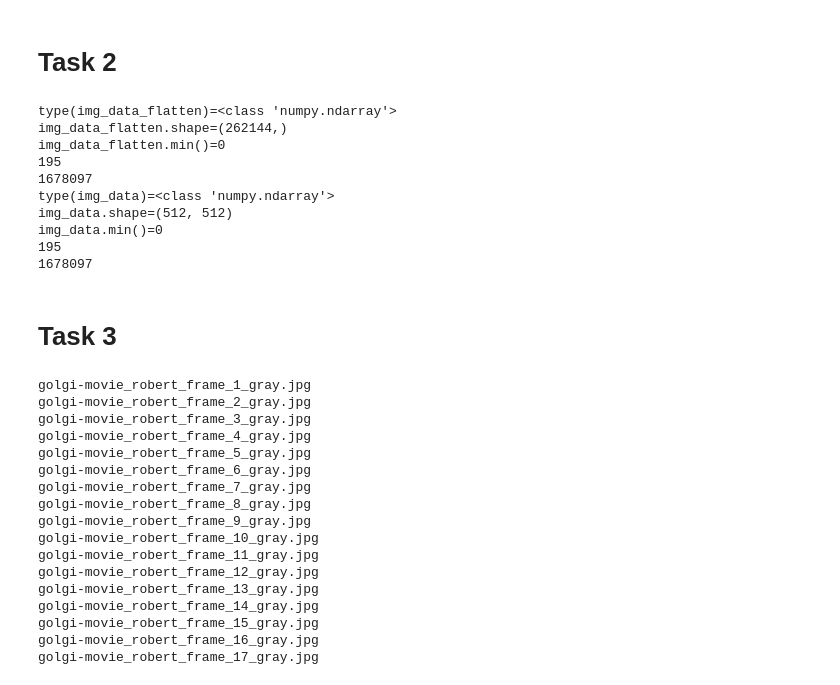
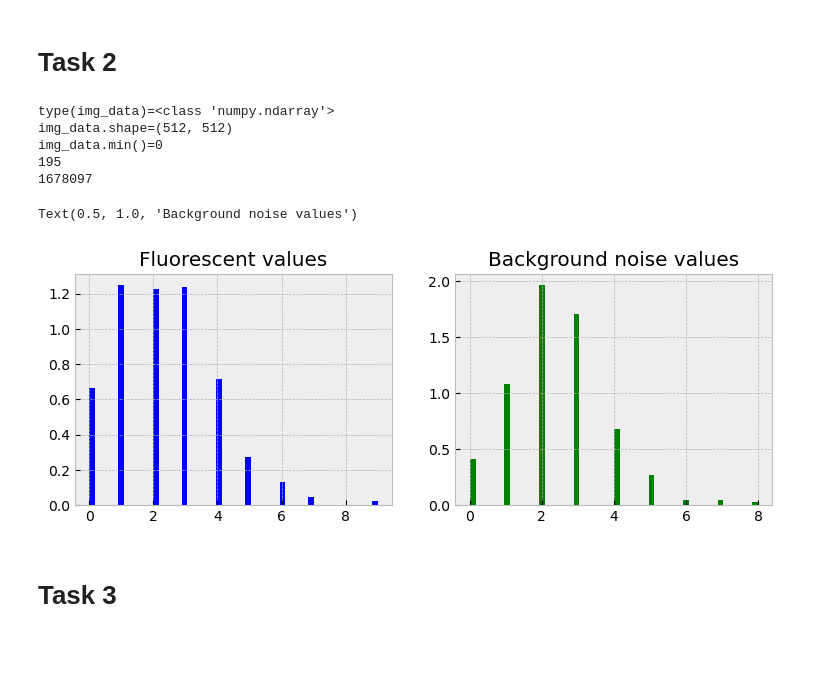
Before and after one commit to SPS-SP2273/learning-portfolio-2024-aug-immunoglobulinaustin, a Jupyter notebook: application_challenge/a_picture_worth_thousands_of_data_points/a_picture_worth_thousands_of_data_points.ipynb, the cells around one changed output. Drawn from its saved outputs; the diff is of its cells as text; code cells hidden in the pictures; blank space fills up the shorter version.

Commit message:
mdiway, managed to plot histogram

```diff
--- a/application_challenge/a_picture_worth_thousands_of_data_points/a_picture_worth_thousands_of_data_points.ipynb
+++ b/application_challenge/a_picture_worth_thousands_of_data_points/a_picture_worth_thousands_of_data_points.ipynb
@@ -16,55 +16,34 @@ plt.colorbar()
 # %% [markdown]
 # Task 2
 # %%
-img_data_flatten = img_data.flatten()
-print(f'{type(img_data_flatten)=}',
-      f'{img_data_flatten.shape=}', #dimension of image, 2D image in R and G channels
-      f'{img_data_flatten.min()=}',
-      f'{img_data_flatten.max()}',
-      f'{img_data_flatten.sum()}',
+print(f'{type(img_data)=}',
+      f'{img_data.shape=}', #dimension of image, 2D image in W and B channels
+      f'{img_data.min()=}', #tells us the dimmest pixel, which is 0, likely background noise
+      f'{img_data.max()}', #brightest pixel value
+      f'{img_data.sum()}', #sums all the overall brightness of pixels in the image
       sep='\n')
 
+plt.style.use('bmh')
+fluorescent_data = img_data[:, 0].flatten()
+bg_data = img_data[:, 1].flatten()
 
-print(f'{type(img_data)=}',
-      f'{img_data.shape=}', #dimension of image, 2D image in R and G channels
-      f'{img_data.min()=}',
-      f'{img_data.max()}',
-      f'{img_data.sum()}',
-      sep='\n')
+fig, ax = plt.subplots(nrows=1, ncols=2, figsize=(9, 3))
+ax_fluorescent, ax_background = ax
+
+
+ax_fluorescent.hist(fluorescent_data, color='blue', bins=50, density=True) #bins is thickness of the bars
+ax_fluorescent.set_title('Fluorescent values')
+
+
+ax_background.hist(bg_data, color='green', bins=50, density=True)
+ax_background.set_title('Background noise values')
 # %% [output]
-type(img_data_flatten)=<class 'numpy.ndarray'>
-img_data_flatten.shape=(262144,)
-img_data_flatten.min()=0
-195
-1678097
 type(img_data)=<class 'numpy.ndarray'>
 img_data.shape=(512, 512)
 img_data.min()=0
 195
 1678097
+Text(0.5, 1.0, 'Background noise values')
+[figure, added]
 # %% [markdown]
 # Task 3
-# %%
-#no_of_img_data = len()
-
-
-for i in range(1,18): #helps to reiterate through all the files
-    print(f'golgi-movie_robert_frame_{i}_gray.jpg') #try to find a solution similar to this
-# %% [output]
-golgi-movie_robert_frame_1_gray.jpg
-golgi-movie_robert_frame_2_gray.jpg
-golgi-movie_robert_frame_3_gray.jpg
-golgi-movie_robert_frame_4_gray.jpg
-golgi-movie_robert_frame_5_gray.jpg
-golgi-movie_robert_frame_6_gray.jpg
-golgi-movie_robert_frame_7_gray.jpg
-golgi-movie_robert_frame_8_gray.jpg
-golgi-movie_robert_frame_9_gray.jpg
-golgi-movie_robert_frame_10_gray.jpg
-golgi-movie_robert_frame_11_gray.jpg
-golgi-movie_robert_frame_12_gray.jpg
-golgi-movie_robert_frame_13_gray.jpg
-golgi-movie_robert_frame_14_gray.jpg
-golgi-movie_robert_frame_15_gray.jpg
-golgi-movie_robert_frame_16_gray.jpg
-golgi-movie_robert_frame_17_gray.jpg
```
Also changed, not shown: parts of 2 cells of this notebook.
